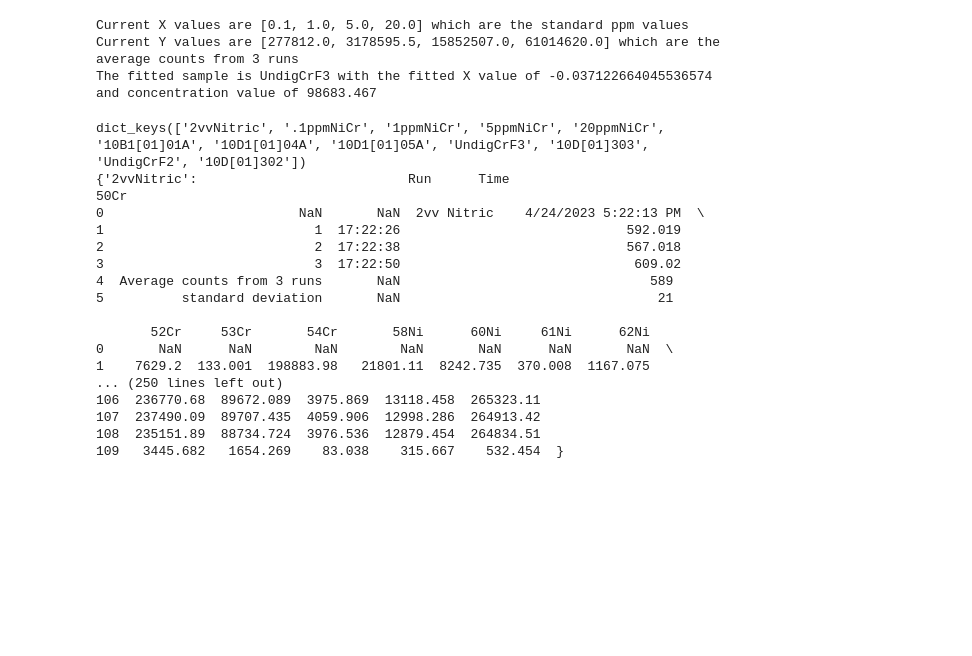
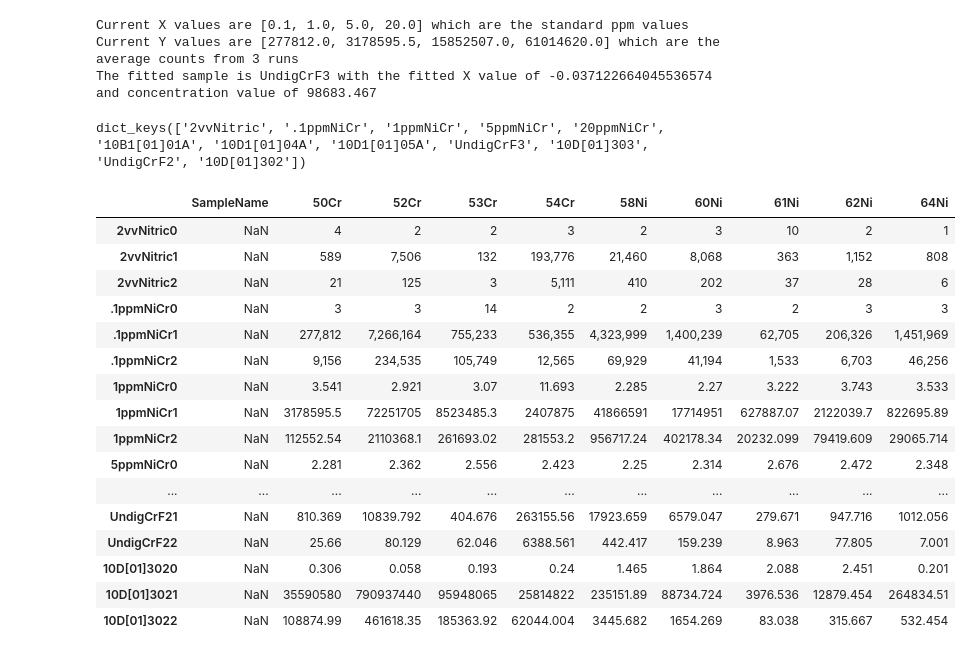
Before and after one commit to HemingYHM/ICPMS, a Jupyter notebook: utils.ipynb, the cells around one changed output. Cells and saved outputs as stored; diff of their text form; code cells hidden in the pictures; blank space fills up the shorter version.

```diff
--- a/utils.ipynb
+++ b/utils.ipynb
@@ -5,16 +5,8 @@ import re
 import mObject
 import matplotlib.pyplot as plt
 import math
+import MSUtils as msu
 
 #Read in the table as a pd dataFrame, delimiting by commas, ignore the first two rows
-df = pd.read_csv('rawDataMS.csv', delimiter=',', skiprows=2)
-df
 
-#This function keeps track of how many different samples are run
-#Count the amout of "Average counts from 3 runs" in "Run" column
-def countSamples(df):
-    sampleCount = 0
-    for i in df['Run']:
-        if i == 'Average counts from 3 runs':
-            sampleCount += 1
-    return sampleCount
+df = msu.importFile('rawDataMS.csv', 2)
@@ -40,0 +13,6 @@ df_removed_name.head(1)
+# %%
+sampleDict = msu.createDict(df, 4)
+
+
+sampleDict.keys()
+sampleDict
@@ -276,25 +252,39 @@ cCurveWithSample(elename, trimmedDict, sampleName, elementConcentrationX, elemen
 Current X values are [0.1, 1.0, 5.0, 20.0] which are the standard ppm values
 Current Y values are [277812.0, 3178595.5, 15852507.0, 61014620.0] which are the average counts from 3 runs
 The fitted sample is UndigCrF3 with the fitted X value of -0.037122664045536574 and concentration value of 98683.467
-# %%
-print(trimmedDict.keys())
-trimmedDict.get('1ppmNiCr')
-print(trimmedDict)
-# %% [output]
-dict_keys(['2vvNitric', '.1ppmNiCr', '1ppmNiCr', '5ppmNiCr', '20ppmNiCr', '10B1[01]01A', '10D1[01]04A', '10D1[01]05A', 'UndigCrF3', '10D[01]303', 'UndigCrF2', '10D[01]302'])
-{'2vvNitric':                           Run      Time                                50Cr
-0                         NaN       NaN  2vv Nitric    4/24/2023 5:22:13 PM  \
-1                           1  17:22:26                             592.019
-2                           2  17:22:38                             567.018
-3                           3  17:22:50                              609.02
-4  Average counts from 3 runs       NaN                                589
-5          standard deviation       NaN                                 21
-
-       52Cr     53Cr       54Cr       58Ni      60Ni     61Ni      62Ni
-0       NaN      NaN        NaN        NaN       NaN      NaN       NaN  \
-1    7629.2  133.001  198883.98   21801.11  8242.735  370.008  1167.075
-... (250 lines left out)
-106  236770.68  89672.089  3975.869  13118.458  265323.11
-107  237490.09  89707.435  4059.906  12998.286  264913.42
-108  235151.89  88734.724  3976.536  12879.454  264834.51
-109   3445.682   1654.269    83.038    315.667    532.454  }
+# %%
+trimmedDict = msu.trimDictionary(sampleDict)
+trimmedDict.keys()
+transformed.loc[key1 + str(indexer % 3 )] = trimmedDict.get(key1).iloc[3 + indexer][2:]
+# %% [output]
+dict_keys(['2vvNitric', '.1ppmNiCr', '1ppmNiCr', '5ppmNiCr', '20ppmNiCr', '10B1[01]01A', '10D1[01]04A', '10D1[01]05A', 'UndigCrF3', '10D[01]303', 'UndigCrF2', '10D[01]302'])
+# %%
+def tableFormatter(trimmedDict, numRuns, df):
+    colnames = df.columns[2:].insert(0, 'SampleName')
+    transformed = pd.DataFrame(columns = colnames)
+    for keys in trimmedDict.keys():
+        for i in range(numRuns):
+            transformed.loc[i] = trimmedDict.get(keys).iloc[3 + i][2:].insert(0, keys + "run" str(i))
+
+
+    return transformed
+# %%
+tableFormatter(trimmedDict,3, df)
+# %% [output]
+|  | SampleName | 50Cr | 52Cr | 53Cr | 54Cr | 58Ni | 60Ni | 61Ni | 62Ni | 64Ni |
+| 2vvNitric0 | NaN | 4 | 2 | 2 | 3 | 2 | 3 | 10 | 2 | 1 |
+| 2vvNitric1 | NaN | 589 | 7,506 | 132 | 193,776 | 21,460 | 8,068 | 363 | 1,152 | 808 |
+| 2vvNitric2 | NaN | 21 | 125 | 3 | 5,111 | 410 | 202 | 37 | 28 | 6 |
+| .1ppmNiCr0 | NaN | 3 | 3 | 14 | 2 | 2 | 3 | 2 | 3 | 3 |
+| .1ppmNiCr1 | NaN | 277,812 | 7,266,164 | 755,233 | 536,355 | 4,323,999 | 1,400,239 | 62,705 | 206,326 | 1,451,969 |
+| .1ppmNiCr2 | NaN | 9,156 | 234,535 | 105,749 | 12,565 | 69,929 | 41,194 | 1,533 | 6,703 | 46,256 |
+| 1ppmNiCr0 | NaN | 3.541 | 2.921 | 3.07 | 11.693 | 2.285 | 2.27 | 3.222 | 3.743 | 3.533 |
+| 1ppmNiCr1 | NaN | 3178595.5 | 72251705 | 8523485.3 | 2407875 | 41866591 | 17714951 | 627887.07 | 2122039.7 | 822695.89 |
+| 1ppmNiCr2 | NaN | 112552.54 | 2110368.1 | 261693.02 | 281553.2 | 956717.24 | 402178.34 | 20232.099 | 79419.609 | 29065.714 |
+| 5ppmNiCr0 | NaN | 2.281 | 2.362 | 2.556 | 2.423 | 2.25 | 2.314 | 2.676 | 2.472 | 2.348 |
+| ... | ... | ... | ... | ... | ... | ... | ... | ... | ... | ... |
+| UndigCrF21 | NaN | 810.369 | 10839.792 | 404.676 | 263155.56 | 17923.659 | 6579.047 | 279.671 | 947.716 | 1012.056 |
+| UndigCrF22 | NaN | 25.66 | 80.129 | 62.046 | 6388.561 | 442.417 | 159.239 | 8.963 | 77.805 | 7.001 |
+| 10D[01]3020 | NaN | 0.306 | 0.058 | 0.193 | 0.24 | 1.465 | 1.864 | 2.088 | 2.451 | 0.201 |
+| 10D[01]3021 | NaN | 35590580 | 790937440 | 95948065 | 25814822 | 235151.89 | 88734.724 | 3976.536 | 12879.454 | 264834.51 |
+| 10D[01]3022 | NaN | 108874.99 | 461618.35 | 185363.92 | 62044.004 | 3445.682 | 1654.269 | 83.038 | 315.667 | 532.454 |
```
Also changed, not shown: parts of 13 cells of this notebook, 7 other files.
